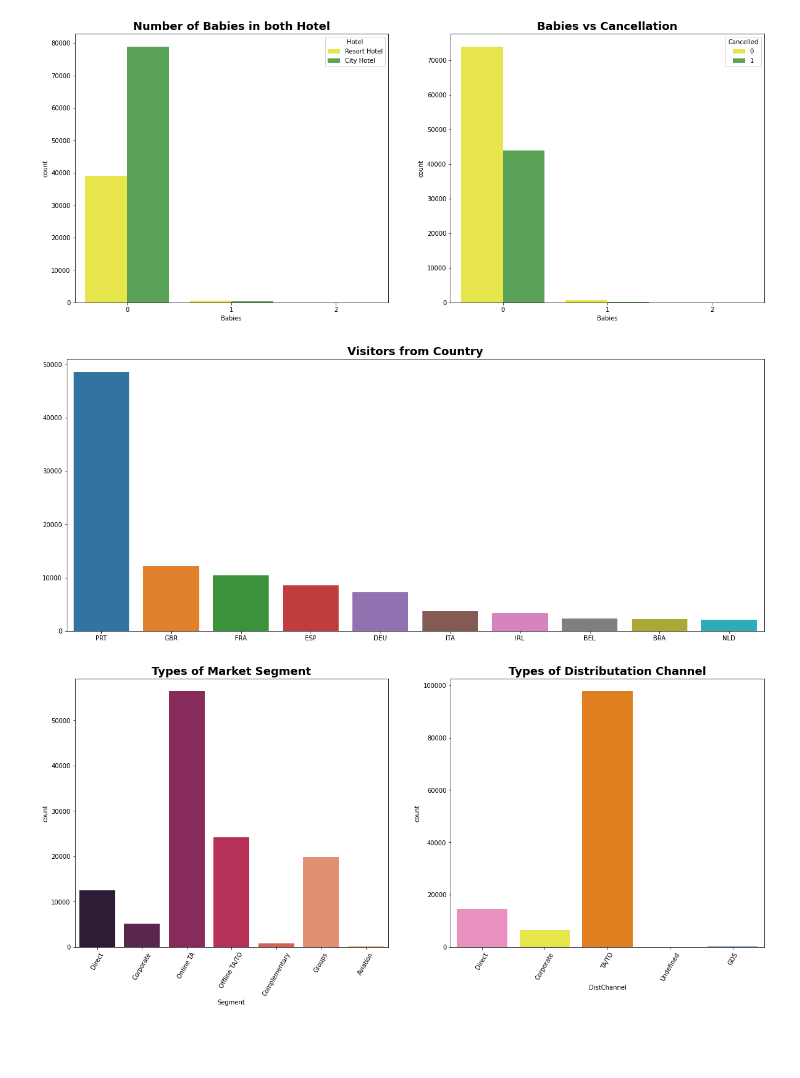
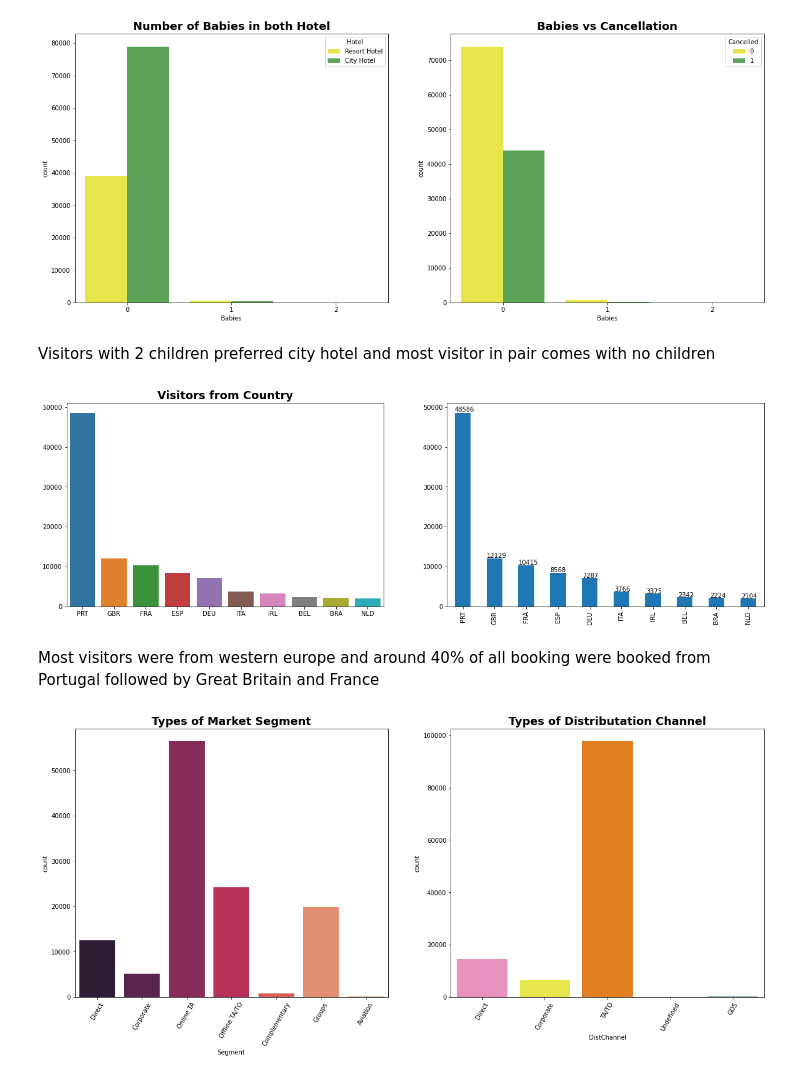
Before and after one commit to ambika1us/Hotel_Booking_Analysis, a Jupyter notebook: Ambika_Prasad_Rath__Hotel_Booking_Analysis_Capstone_Project.ipynb, the cells around one changed output. Saved outputs shown, nothing was run; the diff lists cells and outputs as text; code cells hidden in the pictures; blank space fills up the shorter version.

```diff
--- a/Ambika_Prasad_Rath__Hotel_Booking_Analysis_Capstone_Project.ipynb
+++ b/Ambika_Prasad_Rath__Hotel_Booking_Analysis_Capstone_Project.ipynb
@@ -476,13 +533,23 @@ plt.title('Babies vs Cancellation',fontweight='bold',size=18)
 plt.show()
 # %% [output]
 [figure]
+# %% [markdown]
+Visitors with 2 children preferred city hotel and most visitor in pair comes with no children
 # %%
-plt.figure(figsize=(20,8))
+plt.figure(figsize=(20,6))
+plt.subplot(1,2,1)
 plt.title('Visitors from Country',fontweight='bold',size=18)
 sns.barplot (y= list(hotel_data.Country.value_counts().head (10)), x= list(hotel_data.Country.value_counts().head(10).index))
+plt.subplot(1,2,2)
+ax=hotel_data.Country.value_counts().head(10).plot(kind='bar')
+for p in ax.patches:
+  ax.annotate(str(p.get_height()),(p.get_x()*1.005,p.get_height()*1.005))
+
 plt.show()
 # %% [output]
-[figure, old version]
+[figure, new version]
+# %% [markdown]
+Most visitors were from western europe and around 40% of all booking were booked from Portugal followed by Great Britain and France
 # %%
 plt.figure(figsize=(20,8))
 plt.subplot(1,2,1)
```
Also changed, not shown: parts of 76 cells of this notebook.
